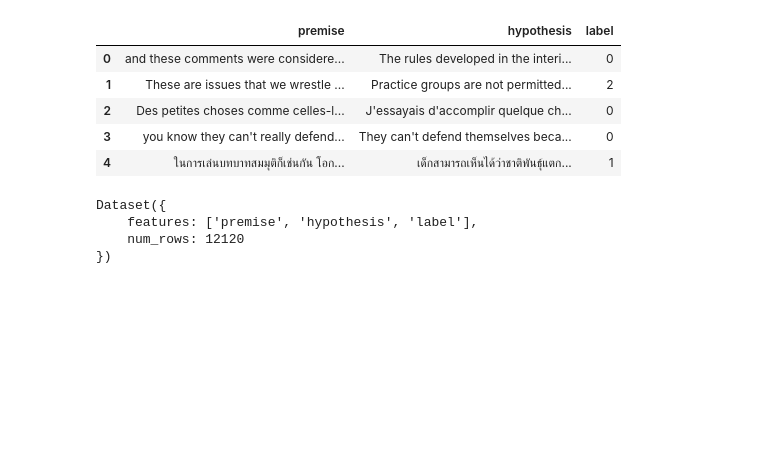
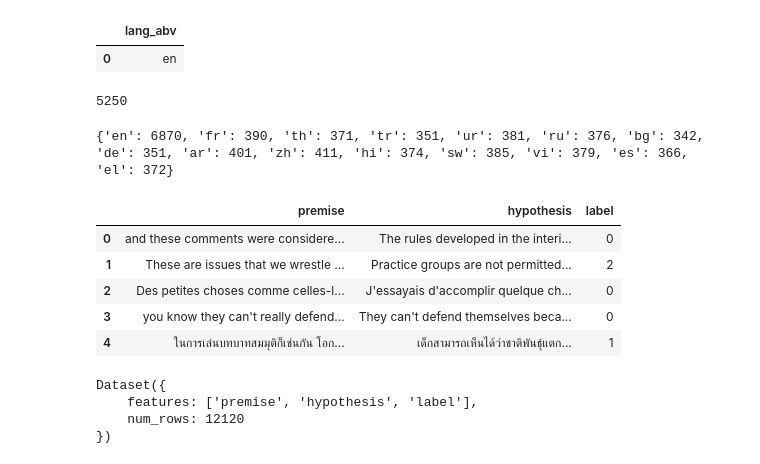
Before and after one commit to HAL22/Kaggle-Competitions, a Jupyter notebook: Contradictory_My_Dear_Watson.ipynb, the cells around one changed output. Drawn from its saved outputs; the diff is of its cells as text; code cells hidden in the pictures; blank space fills up the shorter version.

```diff
--- a/Contradictory_My_Dear_Watson.ipynb
+++ b/Contradictory_My_Dear_Watson.ipynb
@@ -46,3 +46,16 @@ df_train.head()
 | 2 | 3931fbe82a | Des petites choses comme celles-l... | J'essayais d'accomplir quelque ch... | fr | French | 0 |
 | 3 | 5622f0c60b | you know they can't really defend... | They can't defend themselves beca... | en | English | 0 |
 | 4 | 86aaa48b45 | ในการเล่นบทบาทสมมุติก็เช่นกัน โอก... | เด็กสามารถเห็นได้ว่าชาติพันธุ์แตก... | th | Thai | 1 |
+# %%
+df_train[['lang_abv']][:1]
+# %% [output]
+|  | lang_abv |
+| 0 | en |
+# %%
+non_english = 0;
+for index,row in df_train.iterrows():
+  if row['lang_abv'] != 'en':
+    non_english+=1
+print(non_english)
+# %% [output]
+5250
@@ -49,3 +73,7 @@ df_train.head()
+# %%
+print(lang_dic)
+# %% [output]
+{'en': 6870, 'fr': 390, 'th': 371, 'tr': 351, 'ur': 381, 'ru': 376, 'bg': 342, 'de': 351, 'ar': 401, 'zh': 411, 'hi': 374, 'sw': 385, 'vi': 379, 'es': 366, 'el': 372}
 # %%
 df_train = df_train[["premise", "hypothesis","label"]].copy()
 # %%
```
Also changed, not shown: parts of 4 cells of this notebook.
